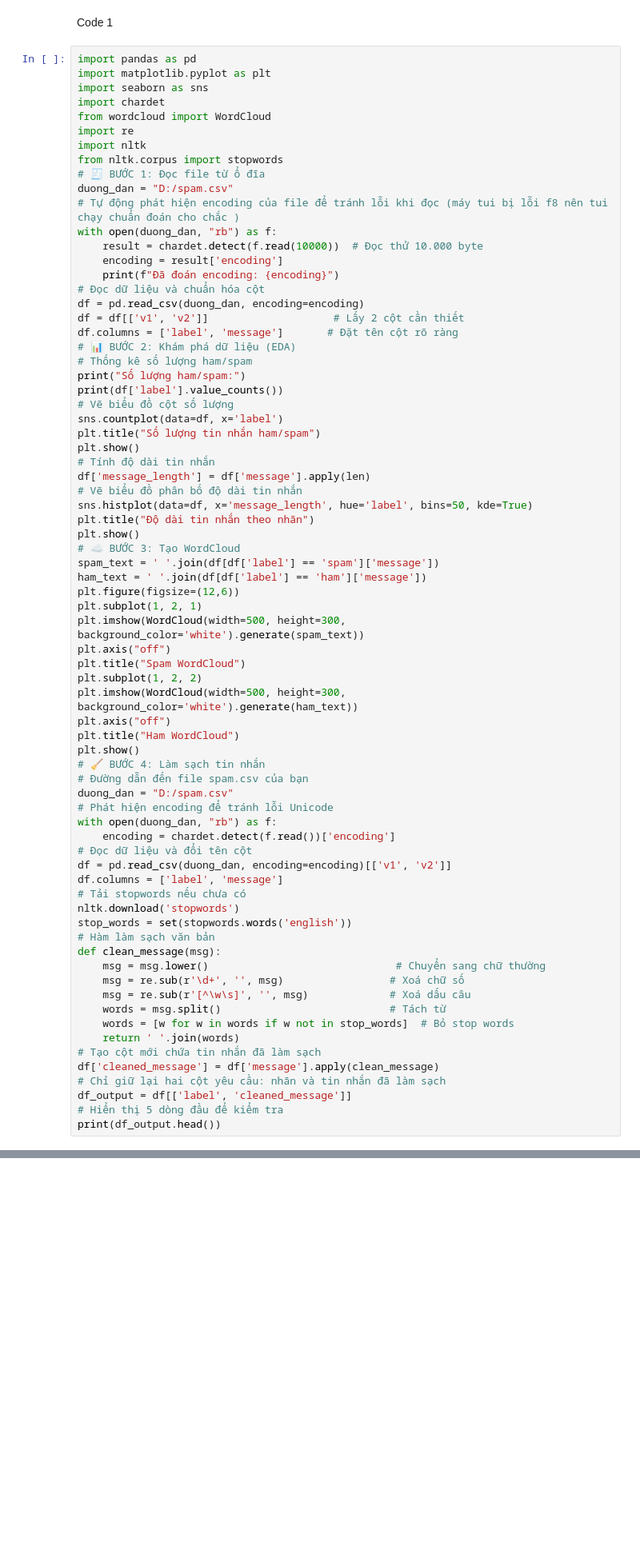
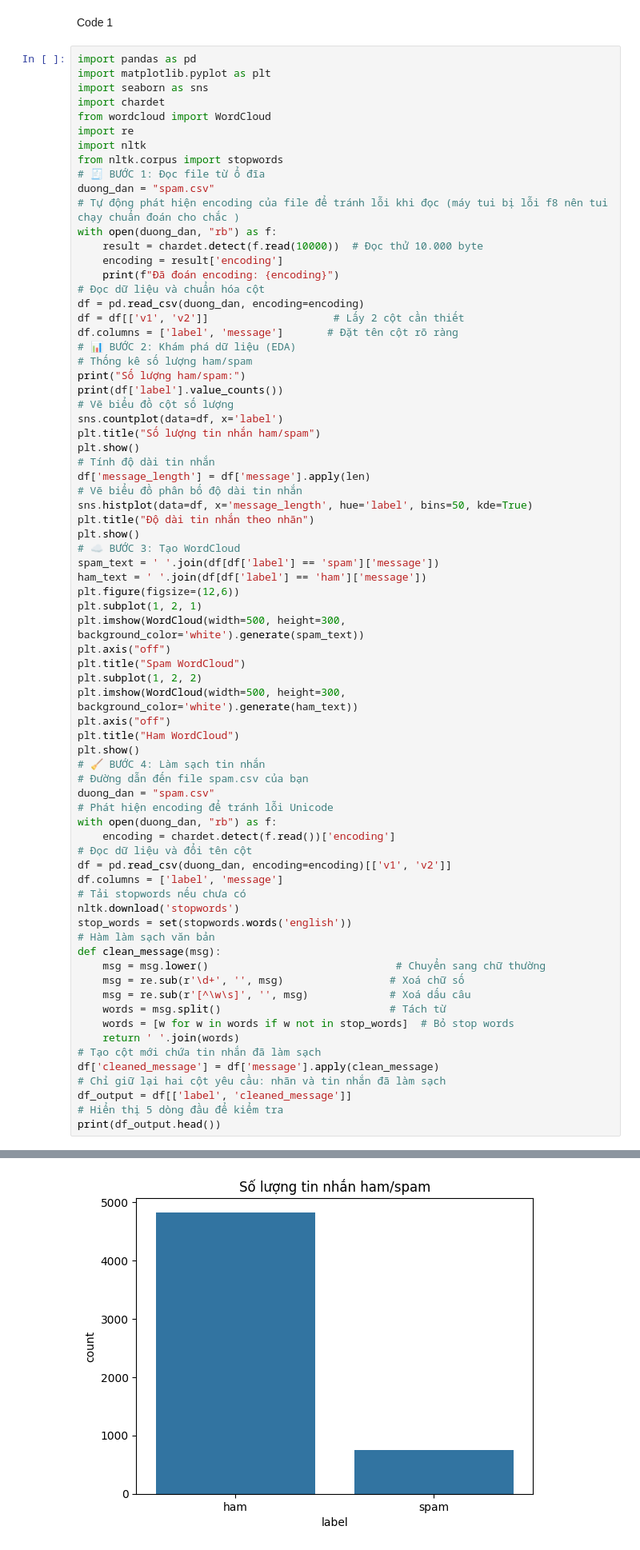
Before and after one commit to Cham0703/DU_AN_SPAM, a Jupyter notebook: main_email_detechtion.ipynb, the cells around one changed output, grey strips where cells are left out. Shown at 80% size. Cells and saved outputs as stored; diff of their text form; blank space fills up the shorter version.

```diff
--- a/main_email_detechtion.ipynb
+++ b/main_email_detechtion.ipynb
@@ -12,7 +12,7 @@ import re
 import nltk
 from nltk.corpus import stopwords
 # 🧾 BƯỚC 1: Đọc file từ ổ đĩa
-duong_dan = "D:/spam.csv"
+duong_dan = "spam.csv"
 # Tự động phát hiện encoding của file để tránh lỗi khi đọc (máy tui bị lỗi f8 nên tui chạy chuẩn đoán cho chắc )
 with open(duong_dan, "rb") as f:
     result = chardet.detect(f.read(10000))  # Đọc thử 10.000 byte
@@ -51,7 +51,7 @@ plt.title("Ham WordCloud")
 plt.show()
 # 🧹 BƯỚC 4: Làm sạch tin nhắn
 # Đường dẫn đến file spam.csv của bạn
-duong_dan = "D:/spam.csv"
+duong_dan = "spam.csv"
 # Phát hiện encoding để tránh lỗi Unicode
 with open(duong_dan, "rb") as f:
     encoding = chardet.detect(f.read())['encoding']
@@ -79,0 +85 @@ FileNotFoundError: [Errno 2] No such file or directory: 'D:/spam.csv'
+[figure, added]
```
Also changed, not shown: parts of 2 cells of this notebook.
